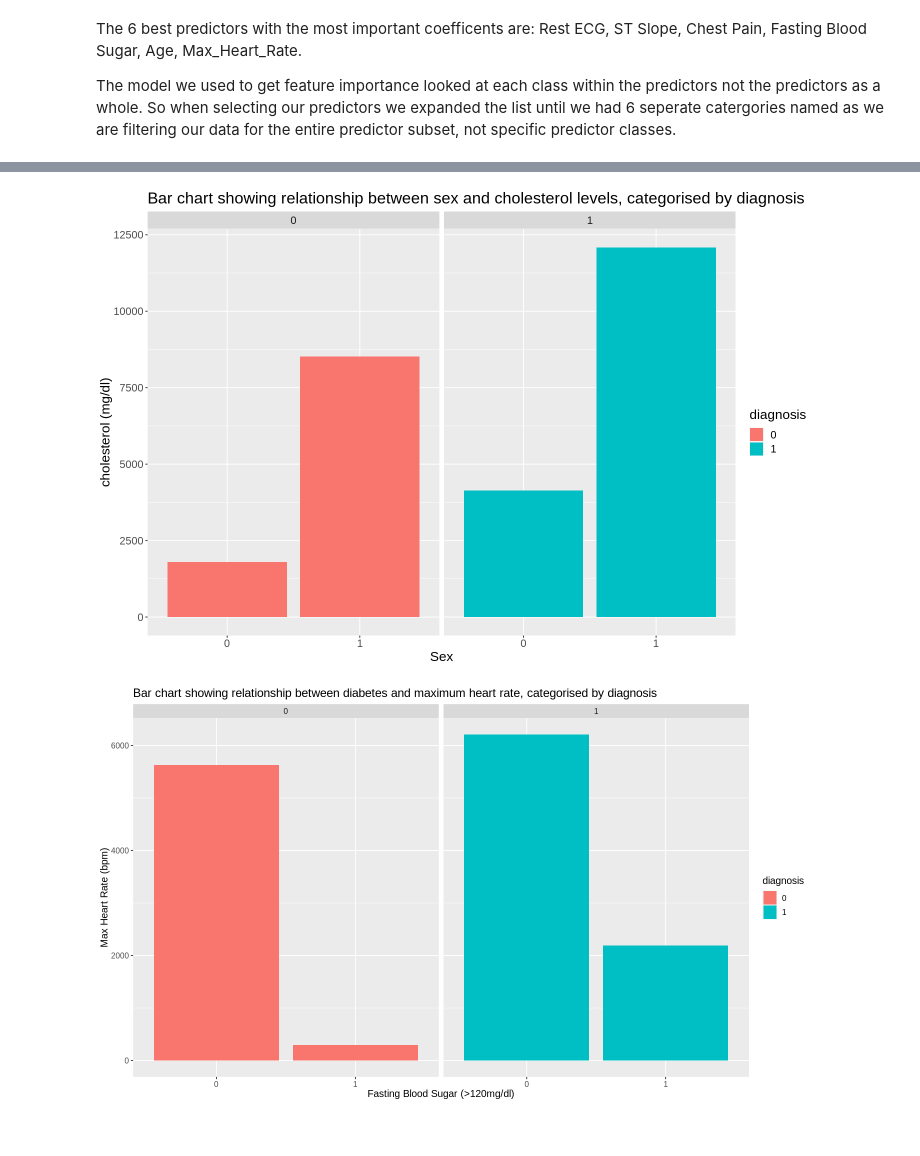
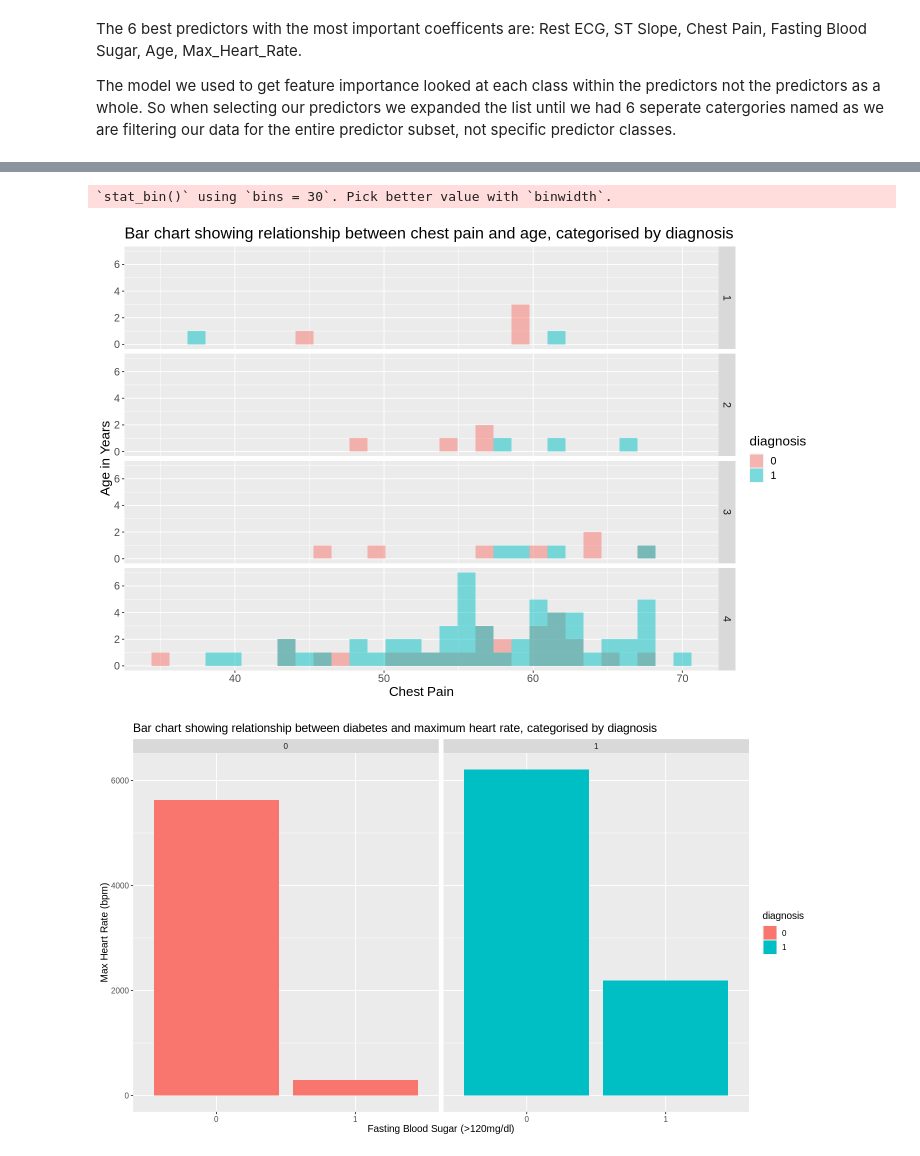
Before and after one commit to lovey155/Project-Proposal-Group-27, a Jupyter notebook: Final Report.ipynb, the cells around one changed output, grey strips where cells are left out. Saved outputs shown, nothing was run; the diff lists cells and outputs as text; code cells hidden in the pictures.

```diff
--- a/Final Report.ipynb
+++ b/Final Report.ipynb
@@ -245,15 +276,13 @@ A data.frame: 2 × 5
 # %%
-#averages and standard deviations of continous or discrete variables (age, resting_blood_pressure, cholesterol, max_heart_rate, ST_Slope)
-
-heart_train$ST_slope_summary <- as.numeric(as.character(heart_train$ST_slope))
+#averages and standard deviations of continous or discrete variables (age, max_heart_rate)
 
 heart_mean <- heart_train |>
-  select(age, resting_blood_pressure, cholesterol, max_heart_rate, ST_slope_summary) |>
-  summarize(across(age:ST_slope_summary, mean))
+  select(age, max_heart_rate) |>
+  summarize(across(age:max_heart_rate, mean))
 heart_mean
 
 heart_sd <- heart_train |>
-  select(age, resting_blood_pressure, cholesterol, max_heart_rate, ST_slope_summary) |>
-  summarize(across(age:ST_slope_summary, sd))
+  select(age, max_heart_rate) |>
+  summarize(across(age:max_heart_rate, sd))
 heart_sd
 # %% [output]
@@ -320,18 +353,19 @@ age_resting_point
 # %%
 #bar chart showing the relations between sex and cholestrol, categorised by target
 options(repr.plot.width = 12, repr.plot.height = 8)
 sex_chol_bar <- heart_train |>
-    ggplot(aes(x = sex, y = cholesterol, fill = diagnosis))+
-    geom_bar(stat = "identity")+
-    facet_grid(cols = vars(diagnosis))+
-    labs(x = "Sex", y = "cholesterol (mg/dl)")+
-    ggtitle("Bar chart showing relationship between sex and cholesterol levels, categorised by diagnosis")+
+    ggplot(aes(x = age, fill = diagnosis))+
+    geom_histogram(alpha = 0.5, position = "identity")+
+    facet_grid(rows = vars(chest_pain))+
+    labs(x = "Chest Pain", y = "Age in Years")+
+    ggtitle("Bar chart showing relationship between chest pain and age, categorised by diagnosis")+
     theme(text = element_text(size = 16))
 sex_chol_bar
 
 #0 = negative diagnosis. 1 = positive diagnosis.
 # %% [output]
+`stat_bin()` using `bins = 30`. Pick better value with `binwidth`.
-[figure, old version]
+[figure, new version]
 # %%
 options(repr.plot.width = 12, repr.plot.height = 7)
 sugar_heart_bar <- heart_train |>
```
Also changed, not shown: parts of 31 cells of this notebook.
